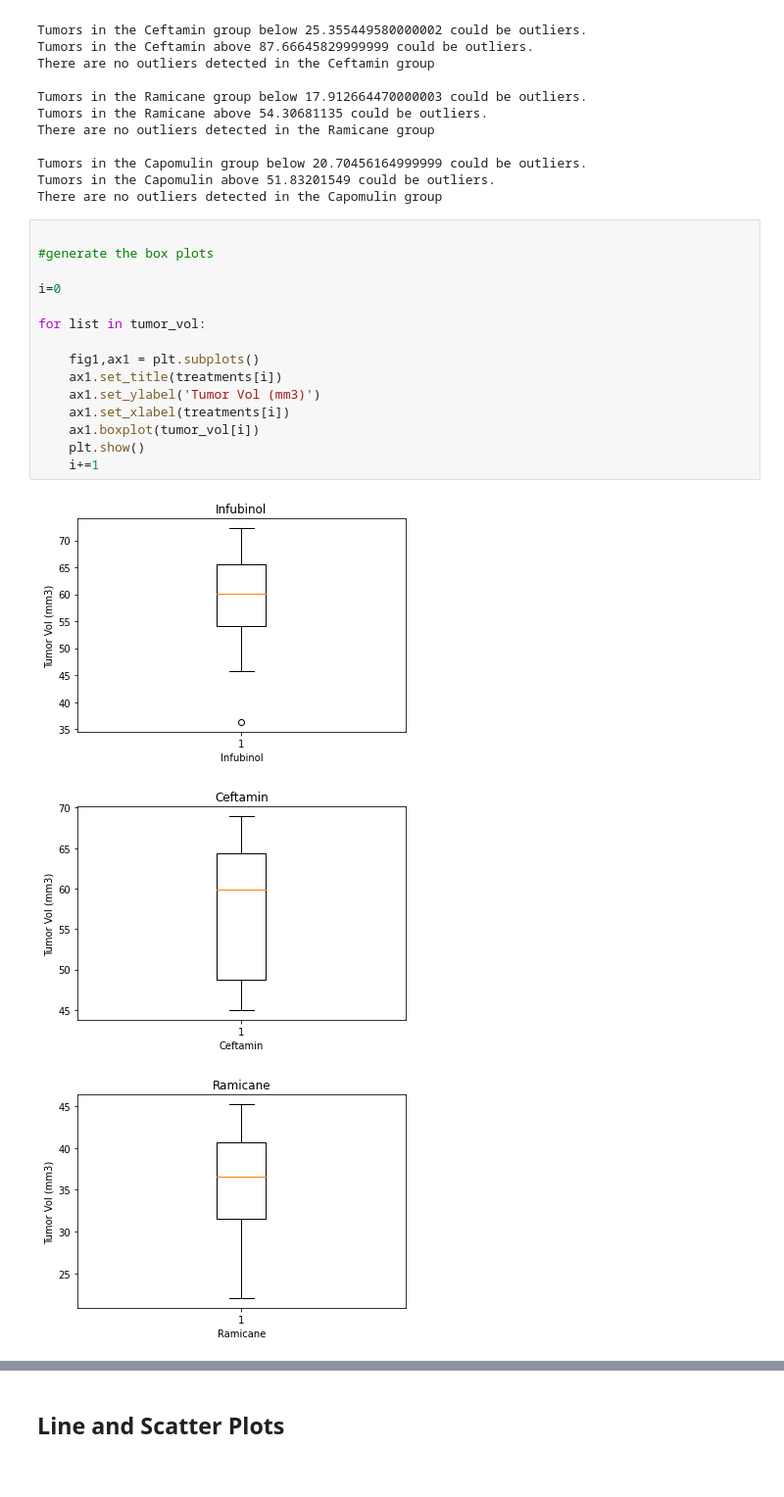
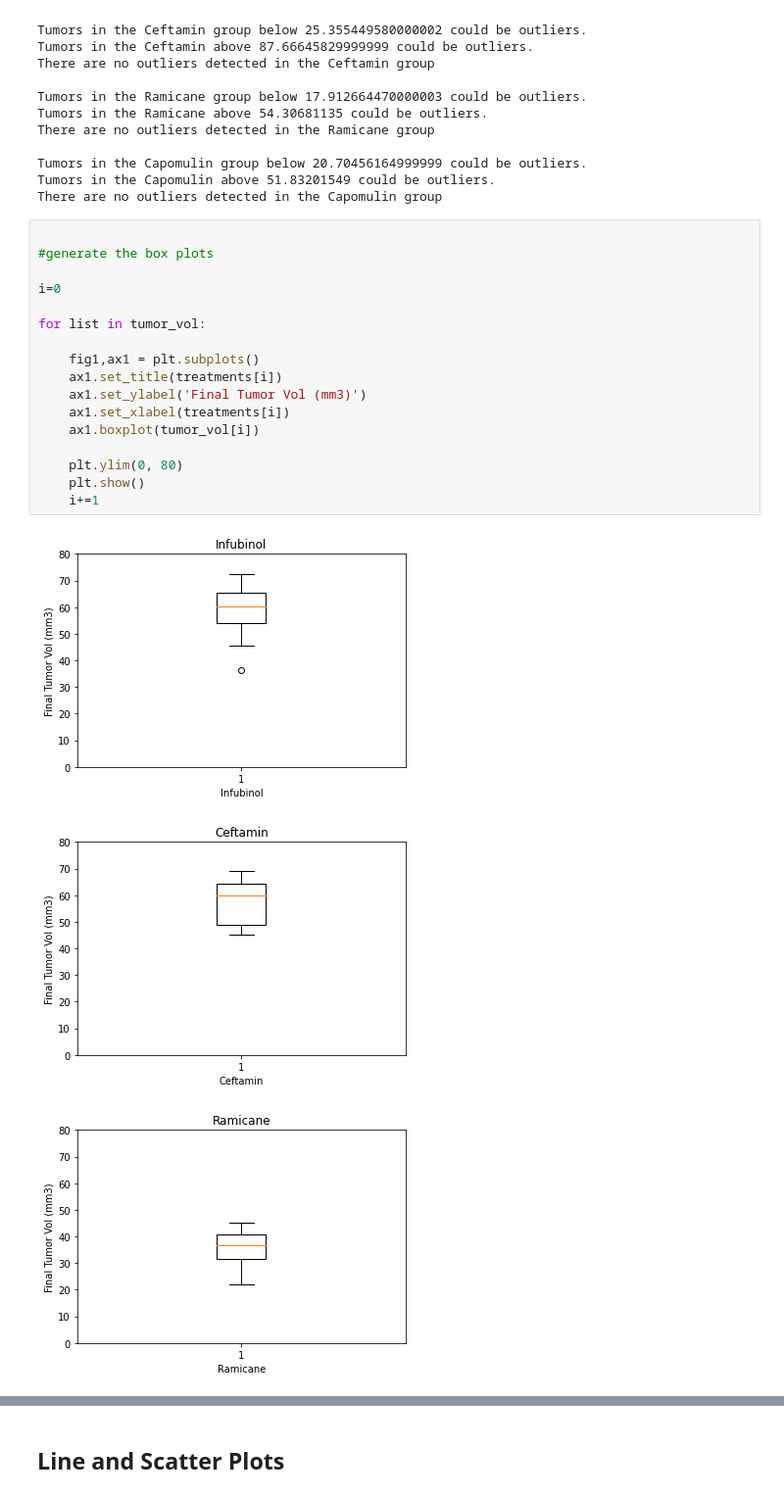
Before and after one commit to mpk9909g/HW5_Matplotlib_PowerOfPlots, a Jupyter notebook: 05-Matplotlib/Instructions/Pymaceuticals/pymaceuticals_starter.ipynb, the cells around one changed output, grey strips where cells are left out. Shown at 98% size. Saved outputs shown, nothing was run; the diff lists cells and outputs as text.

```diff
--- a/05-Matplotlib/Instructions/Pymaceuticals/pymaceuticals_starter.ipynb
+++ b/05-Matplotlib/Instructions/Pymaceuticals/pymaceuticals_starter.ipynb
@@ -522,19 +538,21 @@ There are no outliers detected in the Capomulin group
 # %%
 
 #generate the box plots
 
 i=0
 
 for list in tumor_vol:
 
     fig1,ax1 = plt.subplots()
     ax1.set_title(treatments[i])
-    ax1.set_ylabel('Tumor Vol (mm3)')
+    ax1.set_ylabel('Final Tumor Vol (mm3)')
     ax1.set_xlabel(treatments[i])
     ax1.boxplot(tumor_vol[i])
+
+    plt.ylim(0, 80)
     plt.show()
     i+=1
 # %% [output]
-[figure, old version]
+[figure, new version]
-[figure, old version]
+[figure, new version]
-[figure, old version]
+[figure, new version]
```
Also changed, not shown: parts of 7 cells of this notebook.
